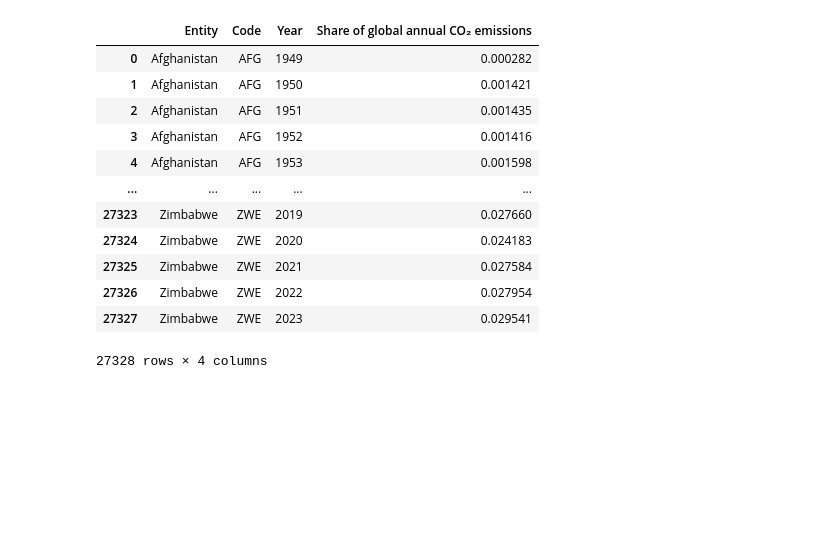
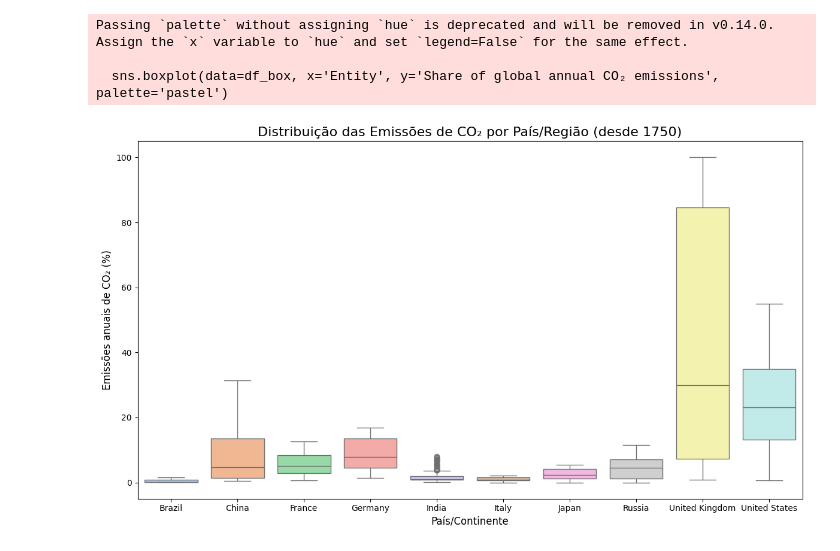
Before and after one commit to pimazzo/AV3, a Jupyter notebook: AV3Q3.ipynb, the cells around one changed output. Drawn from its saved outputs; the diff is of its cells as text; code cells hidden in the pictures; blank space fills up the shorter version.

```diff
--- a/AV3Q3.ipynb
+++ b/AV3Q3.ipynb
@@ -147,16 +232,26 @@ plt.show()
-# %%
-df_co2
-# %% [output]
-|  | Entity | Code | Year | Share of global annual CO₂ emissions |
-| 0 | Afghanistan | AFG | 1949 | 0.000282 |
-| 1 | Afghanistan | AFG | 1950 | 0.001421 |
-| 2 | Afghanistan | AFG | 1951 | 0.001435 |
-| 3 | Afghanistan | AFG | 1952 | 0.001416 |
-| 4 | Afghanistan | AFG | 1953 | 0.001598 |
-| ... | ... | ... | ... | ... |
-| 27323 | Zimbabwe | ZWE | 2019 | 0.027660 |
-| 27324 | Zimbabwe | ZWE | 2020 | 0.024183 |
-| 27325 | Zimbabwe | ZWE | 2021 | 0.027584 |
-| 27326 | Zimbabwe | ZWE | 2022 | 0.027954 |
-| 27327 | Zimbabwe | ZWE | 2023 | 0.029541 |
-27328 rows × 4 columns
+# %%
+
+# Garantir que as bibliotecas estejam importadas
+import matplotlib.pyplot as plt
+import seaborn as sns
+
+# Filtra para um período mais recente para a análise não ser distorcida por zeros antigos
+countries = ['United Kingdom', 'United States', 'China','Russia','India','Japan', 'Brazil', 'Germany', 'France', 'Italy']
+df_recente = df_co2[df_co2['Year'] >= 1750]
+
+# Filtrar apenas os países desejados
+df_box = df_recente[df_recente['Entity'].isin(countries)]
+
+plt.figure(figsize=(12, 7))
+sns.boxplot(data=df_box, x='Entity', y='Share of global annual CO₂ emissions', palette='pastel')
+
+plt.title('Distribuição das Emissões de CO₂ por País/Região (desde 1750)', fontsize=16)
+plt.xlabel('País/Continente', fontsize=12)
+plt.ylabel('Emissões anuais de CO₂ (%)', fontsize=12)
+plt.tight_layout()
+plt.show()
+# %% [output]
+Passing `palette` without assigning `hue` is deprecated and will be removed in v0.14.0. Assign the `x` variable to `hue` and set `legend=False` for the same effect.
+
+  sns.boxplot(data=df_box, x='Entity', y='Share of global annual CO₂ emissions', palette='pastel')
+[figure, added]
```
Also changed, not shown: parts of 9 cells of this notebook.
